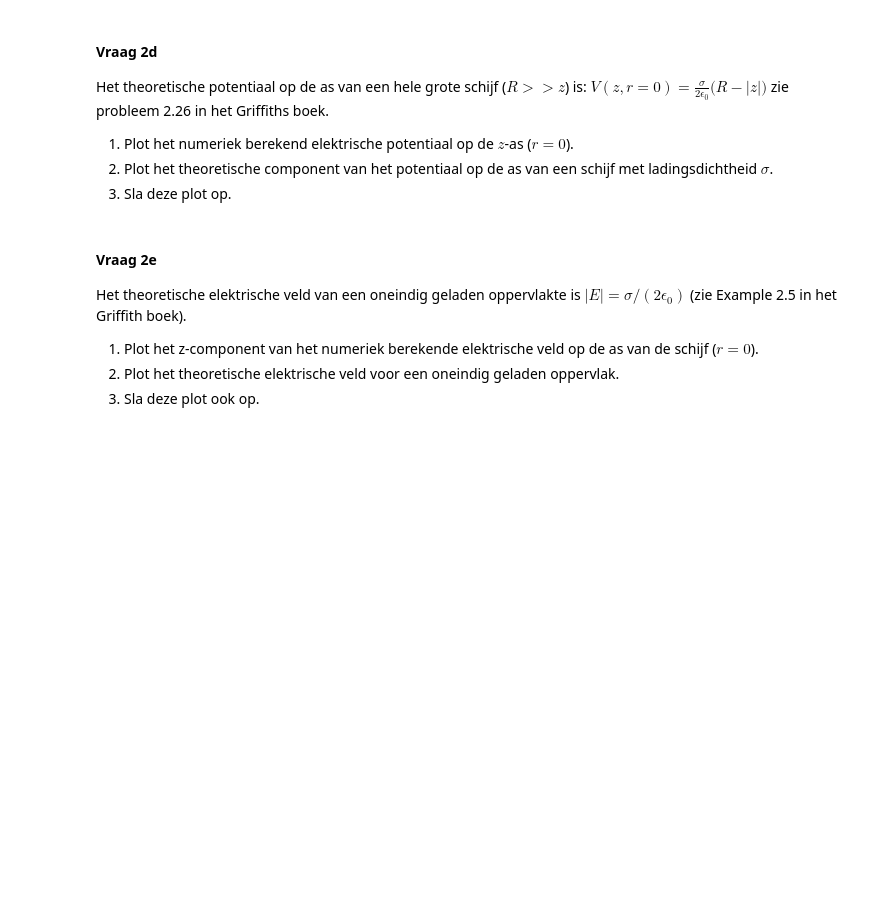
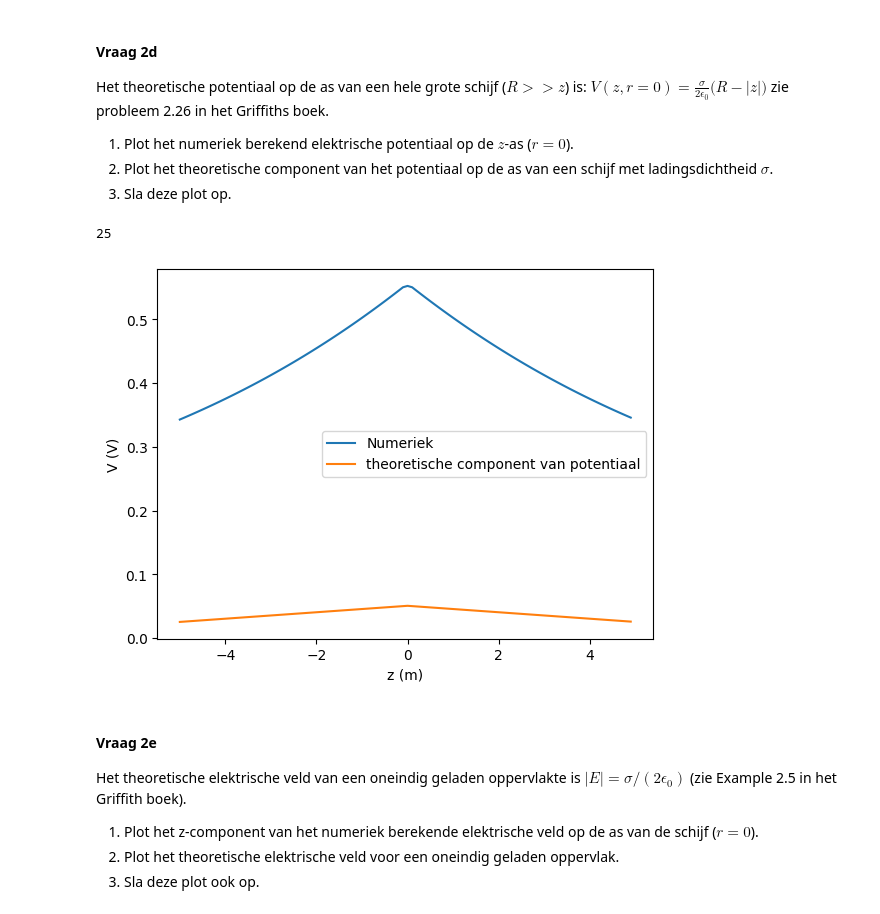
Before and after one commit to jasperbom747-creator/opdrachten-DEF-D-Jasper-Bom, a Jupyter notebook: DigitaleOntwerpopdrachten/1CondensatorOpdracht/CondensatorOntwerpopdracht.ipynb, the cells around one changed output. Drawn from its saved outputs; the diff is of its cells as text; code cells hidden in the pictures; blank space fills up the shorter version.

```diff
--- a/DigitaleOntwerpopdrachten/1CondensatorOpdracht/CondensatorOntwerpopdracht.ipynb
+++ b/DigitaleOntwerpopdrachten/1CondensatorOpdracht/CondensatorOntwerpopdracht.ipynb
@@ -230,9 +303,26 @@ zie probleem 2.26 in het Griffiths boek.
 2. Plot het theoretische component van het potentiaal op de as van een schijf met ladingsdichtheid $\sigma$.
 3. Sla deze plot op.
 # %%
-###
-###Hier jouw code###
-###
+mid_r = V.shape[1] // 2
+print(mid_r)
+V_z = V[:, mid_r]
+
+def grootPot(z):
+    return (sigma/(2*epsilon0)) * (R - np.abs(z))
+
+
+plt.figure()
+plt.plot(z,V_z, label="Numeriek")
+plt.plot(z,grootPot(z), label="theoretische component van potentiaal")
+plt.xlabel("z (m)")
+plt.ylabel("V (V)")
+plt.legend()
+plt.savefig("theoretische_potenciaal_R3.png", dpi=300)
+
+plt.show()
+# %% [output]
+25
+[figure, added]
 # %% [markdown]
 #### Vraag 2e
 
```
Also changed, not shown: parts of 43 cells of this notebook.
